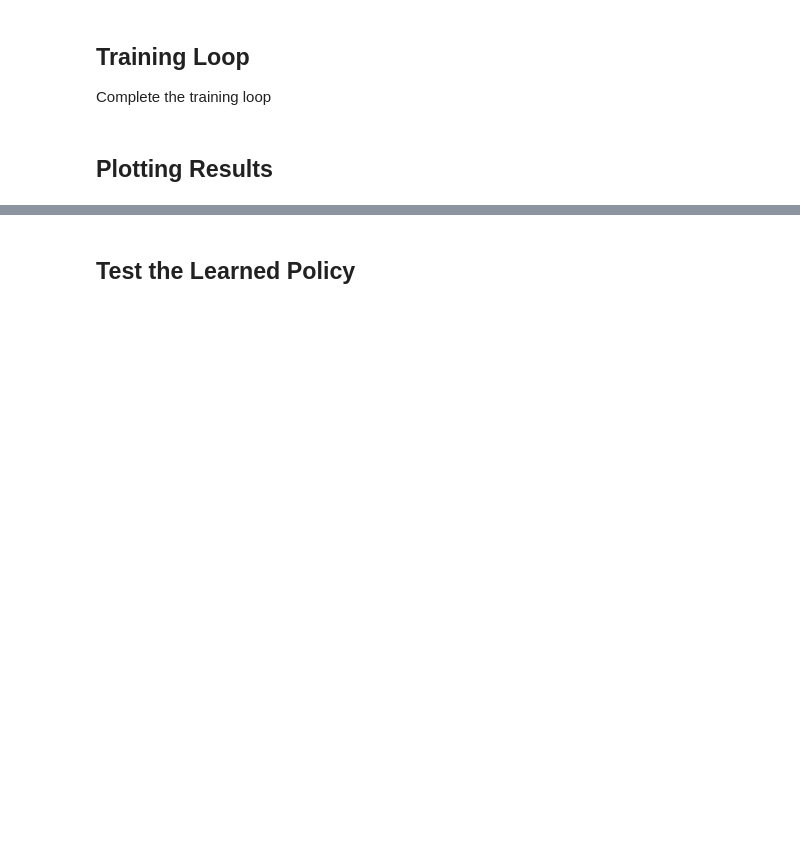
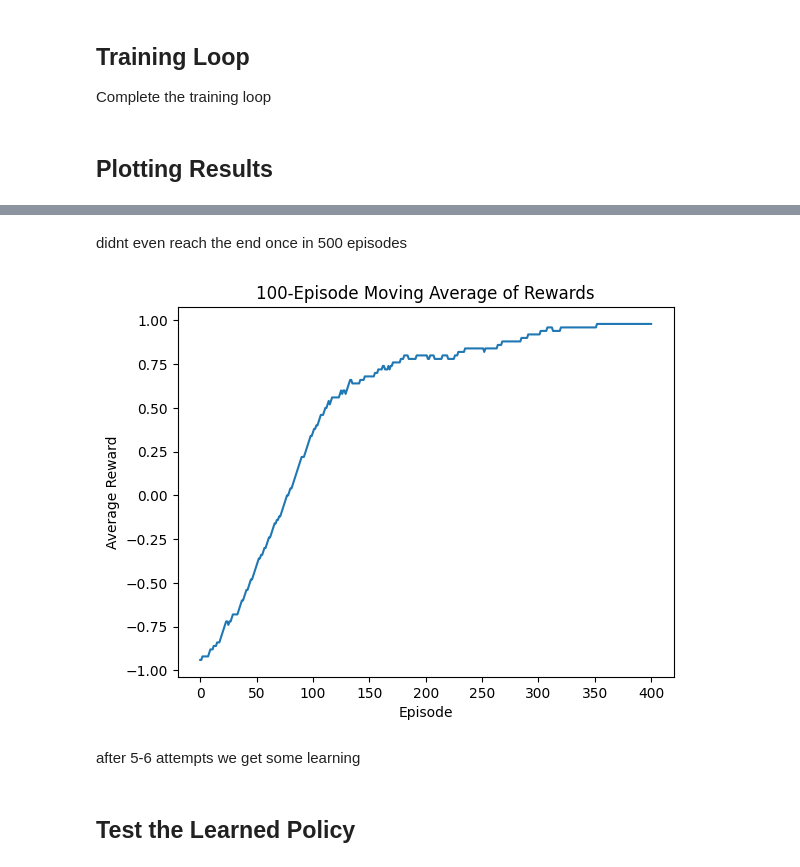
Before and after one commit to ujjwalyash/Battle-Of-The-Bots-SOC-2025, a Jupyter notebook: Week1/Week1_FrozenLake_Q_Learning.ipynb, the cells around one changed output, grey strips where cells are left out. Drawn from its saved outputs; the diff is of its cells as text; code cells hidden in the pictures; blank space fills up the shorter version.

```diff
--- a/Week1/Week1_FrozenLake_Q_Learning.ipynb
+++ b/Week1/Week1_FrozenLake_Q_Learning.ipynb
@@ -18,9 +26,11 @@ Read about the FrozenLake environment from the openAI gymnasium website and try
 # %%
-import gym
+import gymnasium as gym
 import numpy as np
 import matplotlib.pyplot as plt
+import tqdm
 
-env = gym.make("FrozenLake-v1", is_slippery=True)
+# env = gym.make("FrozenLake-v1", is_slippery=False, render_mode="human")
+env = gym.make("FrozenLake-v1", is_slippery=False)
 state_space_size = env.observation_space.n
 action_space_size = env.action_space.n
 Q = np.zeros((state_space_size, action_space_size))
@@ -62,3 +116,19 @@ plt.show()
+# %% [markdown]
+didnt even reach the end once in 500 episodes
+# %%
+Q = np.zeros((state_space_size, action_space_size))
+rewards = train_agent(episodes=500,gamma=0.95, alpha=0.8, decay=0.99)
+plt.plot(np.convolve(rewards, np.ones(100)/100, mode='valid'))
+# plt.plot(np.convolve(rewards, np.ones(100)/100, mode='valid'))
+plt.title("100-Episode Moving Average of Rewards")
+plt.xlabel("Episode")
+plt.ylabel("Average Reward")
+plt.show()
+# print(rewards[1000:1100])
+# %% [output]
+[figure, added]
+# %% [markdown]
+after 5-6 attempts we get some learning
 # %% [markdown]
 ## Test the Learned Policy
 # %%
```
Also changed, not shown: parts of 21 cells of this notebook, 4 other files.
